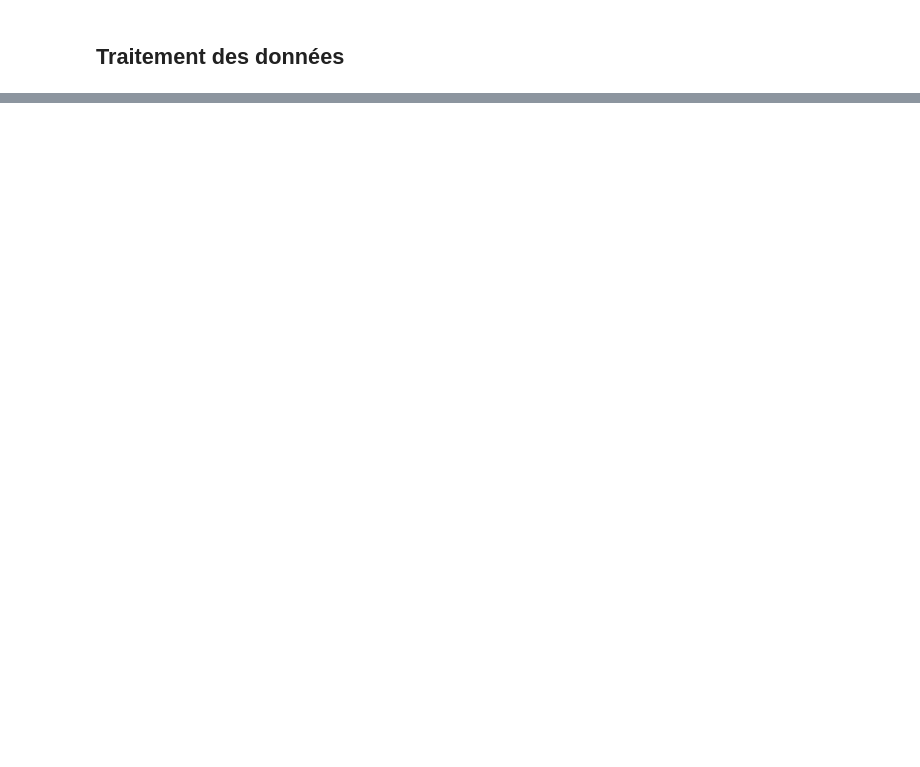
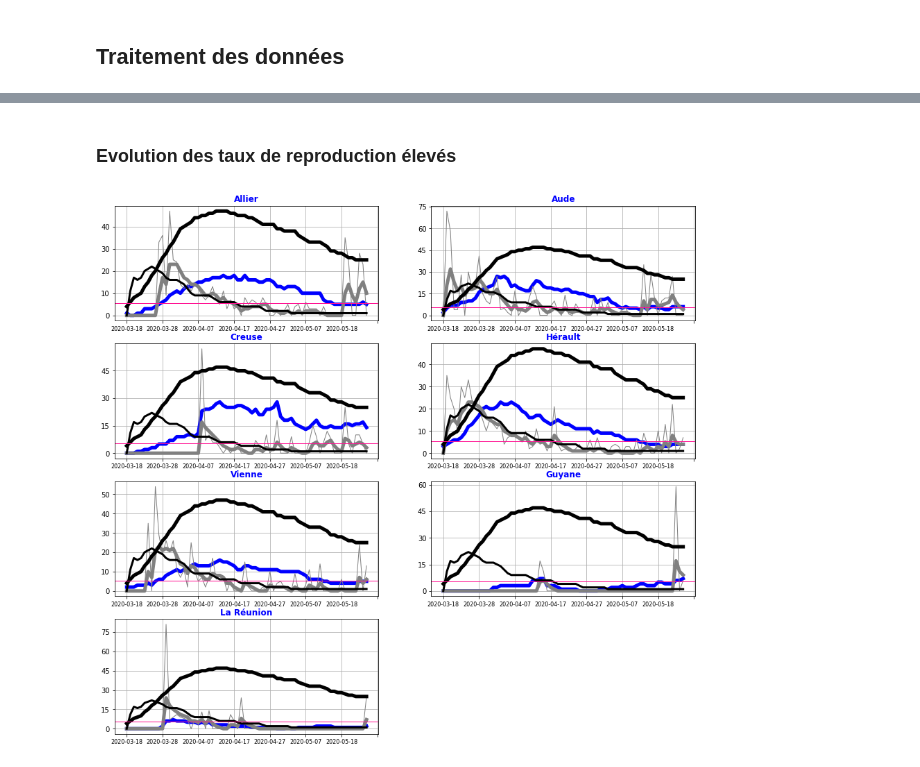
Before and after one commit to smarcovici/Covid_19, a Jupyter notebook: Surveillance_deconfinement/Surveillance_deconfinement.ipynb, the cells around one changed output, grey strips where cells are left out. Cells and saved outputs as stored; diff of their text form; code cells hidden in the pictures; blank space fills up the shorter version.

Commit message:
Sauvegarde au 26 mai 2020

```diff
--- a/Surveillance_deconfinement/Surveillance_deconfinement.ipynb
+++ b/Surveillance_deconfinement/Surveillance_deconfinement.ipynb
@@ -564,0 +297,43 @@ interactive(children=(Dropdown(description='departement', index=63, options=('Ai
+# %%
+## Affichage  pour un département
+def courbe_departement(ldep):
+    fig3 = pyplot.figure(3,figsize = (15, max(5,2.0*len(ldep))))
+    for idep in range(len(ldep)):
+        dep = ldep[idep]
+        pyplot.subplot(int(round(len(ldep)/2+0.1)),min(2,len(ldep)),idep+1)
+        if dep == 'France': couleur = 'black'
+        else: couleur = 'blue' ;
+        pyplot.plot(Dj[Dj['DEP'] == dep]['jour'],Dj[Dj['DEP'] == dep]['Thosp'],couleur,linewidth = 5,label='Hospitalisation pour 100 000 habitants')
+        pyplot.plot(Dj[Dj['DEP'] == dep]['jour'],Dj[Dj['DEP'] == dep]['Treprod'],'grey',linewidth = 1,label="Entrée pour 100 hospitalisations")
+        pyplot.plot(Dj[Dj['DEP'] == dep]['jour'],Dj[Dj['DEP'] == dep]['Treprodmoy'],'grey',linewidth = 5,label="Entrée lissée sur 7 jours")
+        if dep != 'France':
+            pyplot.plot(Dj[Dj['DEP'] == 'France']['jour'],Dj[Dj['DEP'] == 'France']['Thosp'],'black',linewidth = 5 ,label='Hospitalisation France')
+            pyplot.plot(Dj[Dj['DEP'] == 'France']['jour'],Dj[Dj['DEP'] == 'France']['Treprodmoy'],'black',linewidth = 3, label='Entrée France')
+
+        if len(ldep) == 1:
+            pyplot.legend(loc='upper left')
+            pyplot.grid()
+            axes = pyplot.gca()
+            axes.xaxis.set_major_locator(matplotlib.ticker.MaxNLocator(30)) # impose 8 graduations maxi
+        else:
+            axes = pyplot.gca()
+            axes.yaxis.grid()
+            axes.xaxis.grid()
+            axes.xaxis.set_major_locator(matplotlib.ticker.MaxNLocator(8)) # impose 8 graduations maxi
+            axes.yaxis.set_major_locator(matplotlib.ticker.MaxNLocator(6)) # impose 8 graduations maxi
+            axes.xaxis.set_tick_params(labelsize = 8)
+          #  axes.xaxis.set_ticklabels([],fontsize = 8)
+        pyplot.title(Dj[Dj['DEP'] == dep]['DEP'].max(),color ='blue',fontweight = 'bold' )
+        if len(ldep) == 1:
+            pyplot.xlabel('Date' , fontsize = 12) # titre des absisses
+            pyplot.ylabel('taux' , fontsize = 12) # titre des ordonnées
+            # mise en forme du label des x (rotation verticale)
+            for label in pyplot.gca().xaxis.get_ticklabels():
+                label.set_rotation(90)
+        if centreTreprod [1] != 0 :
+            pyplot.axhline(y = (centreTreprod [1] + centreTreprod [0])/2,color ='deeppink',linewidth = 1)
+    pyplot.show()
+# courbe_departement('France')
+# Sert à faire une interface qui selectionne un département
+# rq : la sauvegarde en Markdown ne se fait pas correctement
+#courbe_departement(['Allier','Aude','Isère','Ain'])
@@ -564,0 +376,6 @@ interactive(children=(Dropdown(description='departement', index=63, options=('Ai
+# %% [markdown]
+### Evolution des taux de reproduction élevés
+# %%
+courbe_departement(Dj[(Dj['jour']== Dj['jour'].max()) & (Dj['alerte'] == True)]['DEP'].values)
+# %% [output]
+[figure, added]
```
Also changed, not shown: parts of 85 cells of this notebook.
